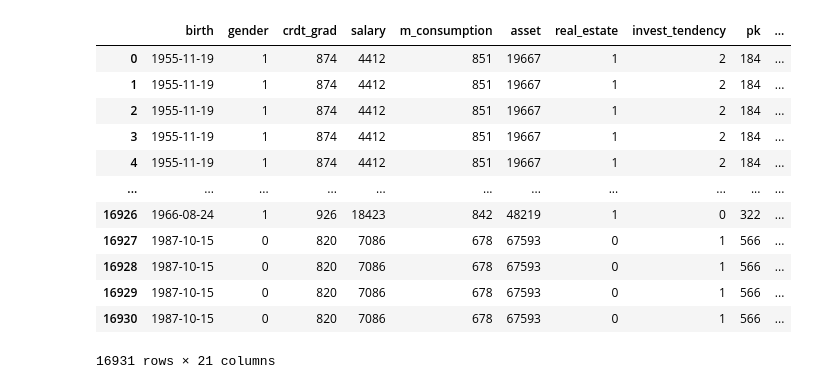
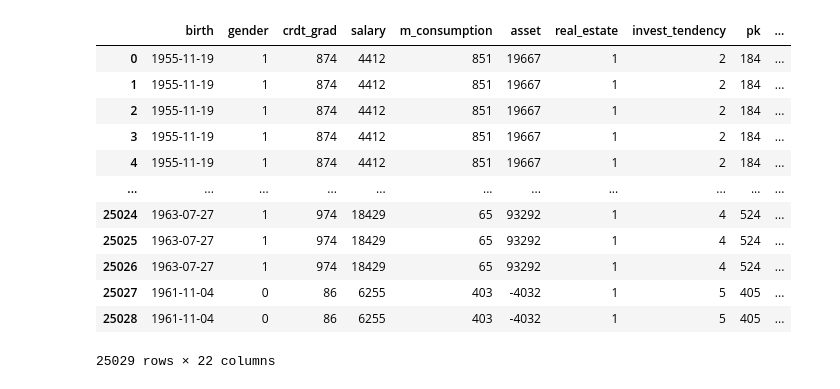
Before and after one commit to yoonkyungseo/thefp_BE, a Jupyter notebook: recommend_product.ipynb, the cells around one changed output. Drawn from its saved outputs; the diff is of its cells as text; code cells hidden in the pictures.

```diff
--- a/recommend_product.ipynb
+++ b/recommend_product.ipynb
@@ -1,8 +12,4 @@
 # %%
-import os
-import json
-import pandas as pd
-
 # User
 file_path = os.path.join('accounts/fixtures/accounts', 'fake_user.json')
 with open(file_path, 'r', encoding='utf-8') as json_file:
@@ -18,10 +25,12 @@ df_data = {
     'real_estate':[],
     'invest_tendency':[],
     'pk':[],
+    'pro_cnt':[]
 }
 
 for i in data:
-    for pro in i['fields']['product']:
+    a = i['fields']['product']
+    for pro in a:
         df_data['birth'].append(i['fields']['birth'])
         df_data['gender'].append(i['fields']['gender'])
         df_data['crdt_grad'].append(i['fields']['crdt_grad'])
@@ -31,6 +40,7 @@ for i in data:
         df_data['real_estate'].append(i['fields']['real_estate'])
         df_data['invest_tendency'].append(i['fields']['invest_tendency'])
         df_data['pk'].append(pro)
+        df_data['pro_cnt'].append(len(a))
 user = pd.DataFrame(df_data)
 
 # Deposit products
@@ -45,16 +55,20 @@ df_data = {
     'join_member': [],      # 가입 대상
     'join_way': [],         # 가입 방법
     'type':[],      # 예금/적금
+    'join_way_cnt':[]
 }
 
 for i in data:
-    df_data['pk'].append(i['pk'])
-    df_data['company'].append(i['fields']['fin_co_no'])
-    df_data['product_number'].append(i['fields']['fin_prdt_cd'])
-    df_data['join_deny'].append(i['fields']['join_deny'])
-    df_data['join_member'].append(i['fields']['join_member'])
-    df_data['join_way'].append(i['fields']['join_way'])
-    df_data['type'].append(i['fields']['product_type'])
+    a = i['fields']['join_way'].split(',')
+    for join in a:
+        df_data['pk'].append(i['pk'])
+        df_data['company'].append(i['fields']['fin_co_no'])
+        df_data['product_number'].append(i['fields']['fin_prdt_cd'])
+        df_data['join_deny'].append(i['fields']['join_deny'])
+        df_data['join_member'].append(i['fields']['join_member'])
+        df_data['join_way'].append(join)
+        df_data['type'].append(i['fields']['product_type'])
+        df_data['join_way_cnt'].append(len(a))
 products = pd.DataFrame(df_data)
 
 # Deposit options
@@ -68,7 +82,6 @@ df_data = {
     'intr_rate': [],
     'intr_rate2': [],
     'save_trm':[],
-    'rsrv_type_nm':[],
     'rsrv_type':[],
 }
 
@@ -79,6 +92,5 @@ for i in data:
     df_data['intr_rate'].append(i['fields']['intr_rate'])
     df_data['intr_rate2'].append(i['fields']['intr_rate2'])
     df_data['save_trm'].append(i['fields']['save_trm'])
-    df_data['rsrv_type_nm'].append(i['fields']['rsrv_type_nm'])
     df_data['rsrv_type'].append(i['fields']['rsrv_type'])
 options = pd.DataFrame(df_data)
@@ -150,16 +165,17 @@ pro.head(5)
 # %%
-user.merge(pro, on="pk")
+df = user.merge(pro, on="pk")
+df
 # %% [output]
 |  | birth | gender | crdt_grad | salary | m_consumption | asset | real_estate | invest_tendency | pk | ... |
 | 0 | 1955-11-19 | 1 | 874 | 4412 | 851 | 19667 | 1 | 2 | 184 | ... |
 | 1 | 1955-11-19 | 1 | 874 | 4412 | 851 | 19667 | 1 | 2 | 184 | ... |
 | 2 | 1955-11-19 | 1 | 874 | 4412 | 851 | 19667 | 1 | 2 | 184 | ... |
 | 3 | 1955-11-19 | 1 | 874 | 4412 | 851 | 19667 | 1 | 2 | 184 | ... |
 | 4 | 1955-11-19 | 1 | 874 | 4412 | 851 | 19667 | 1 | 2 | 184 | ... |
 | ... | ... | ... | ... | ... | ... | ... | ... | ... | ... | ... |
-| 16926 | 1966-08-24 | 1 | 926 | 18423 | 842 | 48219 | 1 | 0 | 322 | ... |
-| 16927 | 1987-10-15 | 0 | 820 | 7086 | 678 | 67593 | 0 | 1 | 566 | ... |
-| 16928 | 1987-10-15 | 0 | 820 | 7086 | 678 | 67593 | 0 | 1 | 566 | ... |
-| 16929 | 1987-10-15 | 0 | 820 | 7086 | 678 | 67593 | 0 | 1 | 566 | ... |
-| 16930 | 1987-10-15 | 0 | 820 | 7086 | 678 | 67593 | 0 | 1 | 566 | ... |
+| 25024 | 1963-07-27 | 1 | 974 | 18429 | 65 | 93292 | 1 | 4 | 524 | ... |
+| 25025 | 1963-07-27 | 1 | 974 | 18429 | 65 | 93292 | 1 | 4 | 524 | ... |
+| 25026 | 1963-07-27 | 1 | 974 | 18429 | 65 | 93292 | 1 | 4 | 524 | ... |
+| 25027 | 1961-11-04 | 0 | 86 | 6255 | 403 | -4032 | 1 | 5 | 405 | ... |
+| 25028 | 1961-11-04 | 0 | 86 | 6255 | 403 | -4032 | 1 | 5 | 405 | ... |
-16931 rows × 21 columns
+25029 rows × 22 columns
```
Also changed, not shown: parts of 24 cells of this notebook, 4 other files.
